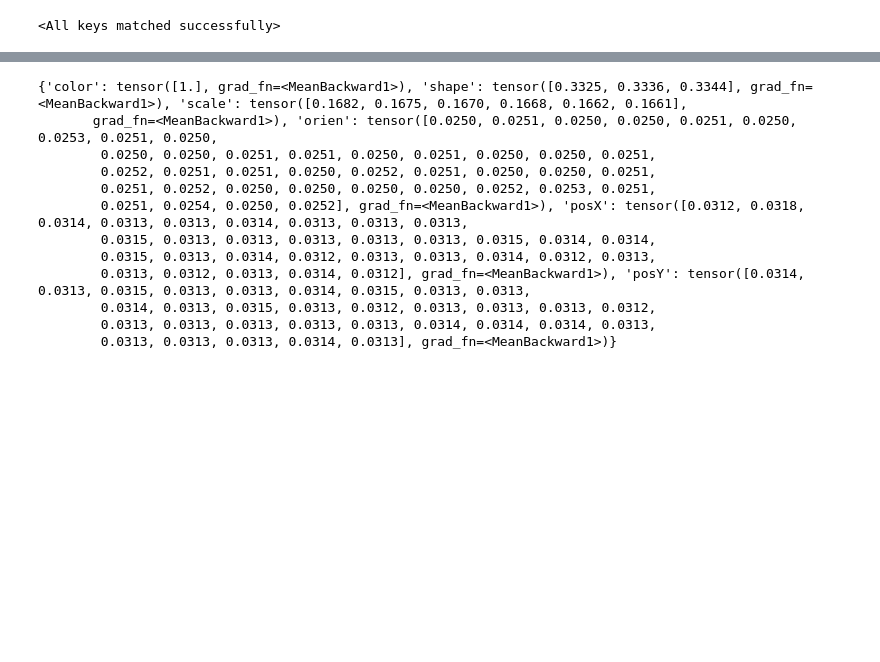
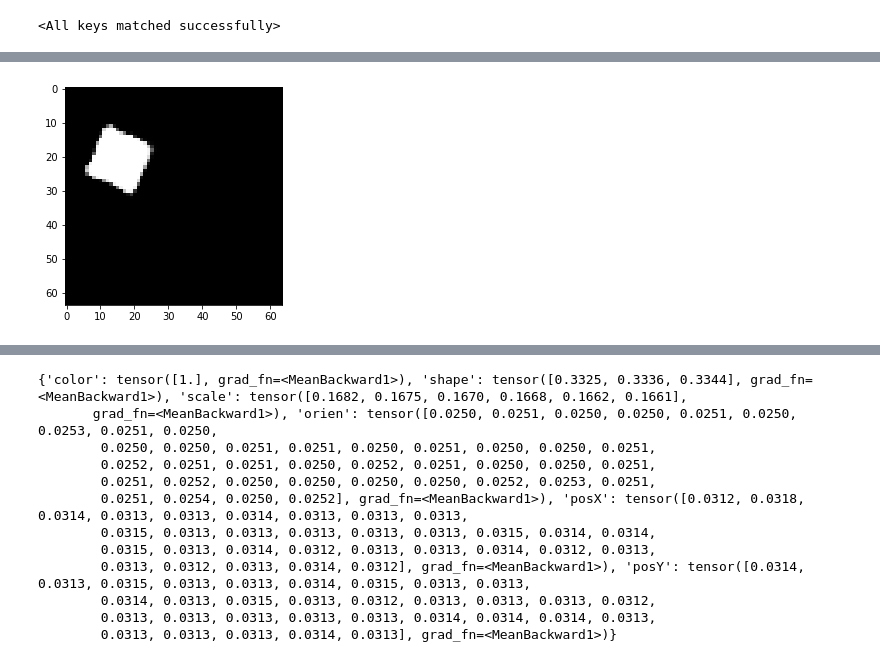
Before and after one commit to GiovaniValdrighi/inferencia_causal, a Jupyter notebook: vae/scm_counterfactual.ipynb, the cells around one changed output, grey strips where cells are left out. Cells and saved outputs as stored; diff of their text form; code cells hidden in the pictures; blank space fills up the shorter version.

```diff
--- a/vae/scm_counterfactual.ipynb
+++ b/vae/scm_counterfactual.ipynb
@@ -290,0 +193,33 @@ scm.viz_model()
+# %%
+obs_data = {'color': tensor([1.]),
+            'shape': tensor([0., 1., 0.]),
+            'scale': tensor([0., 0., 0., 1., 0., 0]),
+            'orien': torch.nn.functional.one_hot(tensor(17), 40).to(torch.float32),
+            'posX': torch.nn.functional.one_hot(tensor(0), 32).to(torch.float32),
+            'posY': torch.nn.functional.one_hot(tensor(5), 32).to(torch.float32)}
+obsModel = pyro.condition(scm.model, data = obs_data)
+int_data = obs_data.copy()
+int_data['shape'] = tensor([1., 0., 0.])
+intModel = pyro.do(scm.model, int_data)
+
+posterior = pyro.infer.Importance(scm.model, scm.guide, num_samples = 1000).run(scm.init_noise)
+updated_noise = {'color' : pyro.infer.EmpiricalMarginal(posterior, sites = 'N_color'),
+                 'shape': pyro.infer.EmpiricalMarginal(posterior, sites = 'N_shape'),
+                 'scale': pyro.infer.EmpiricalMarginal(posterior, sites = 'N_scale'),
+                 'orien': pyro.infer.EmpiricalMarginal(posterior, sites = 'N_orien'),
+                 'posX': pyro.infer.EmpiricalMarginal(posterior, sites = 'N_posX'),
+                 'posY': pyro.infer.EmpiricalMarginal(posterior, sites = 'N_posY'),
+                 'latent': Normal(torch.zeros(200), torch.ones(200)),
+                 'img': Uniform(torch.zeros(4096), torch.ones(4096))}
+counterfactual_posterior = pyro.infer.Importance(intModel, num_samples = 1000).run(updated_noise)
+marginal_counterfactual = pyro.infer.EmpiricalMarginal(counterfactual_posterior, sites = "img")
+img_counterfactual = marginal_counterfactual.mean
+
+condition_posterior = pyro.infer.Importance(obsModel, num_samples = 1000).run(scm.init_noise)
+marginal_condition = pyro.infer.EmpiricalMarginal(condition_posterior, sites = 'img')
+img_condition = marginal_condition.mean
+# %%
+plt.imshow(img_counterfactual.detach().numpy().reshape(64, 64), cmap = 'Greys')
+plt.show()
+# %% [output]
+[figure, added]
```
Also changed, not shown: parts of 18 cells of this notebook.
